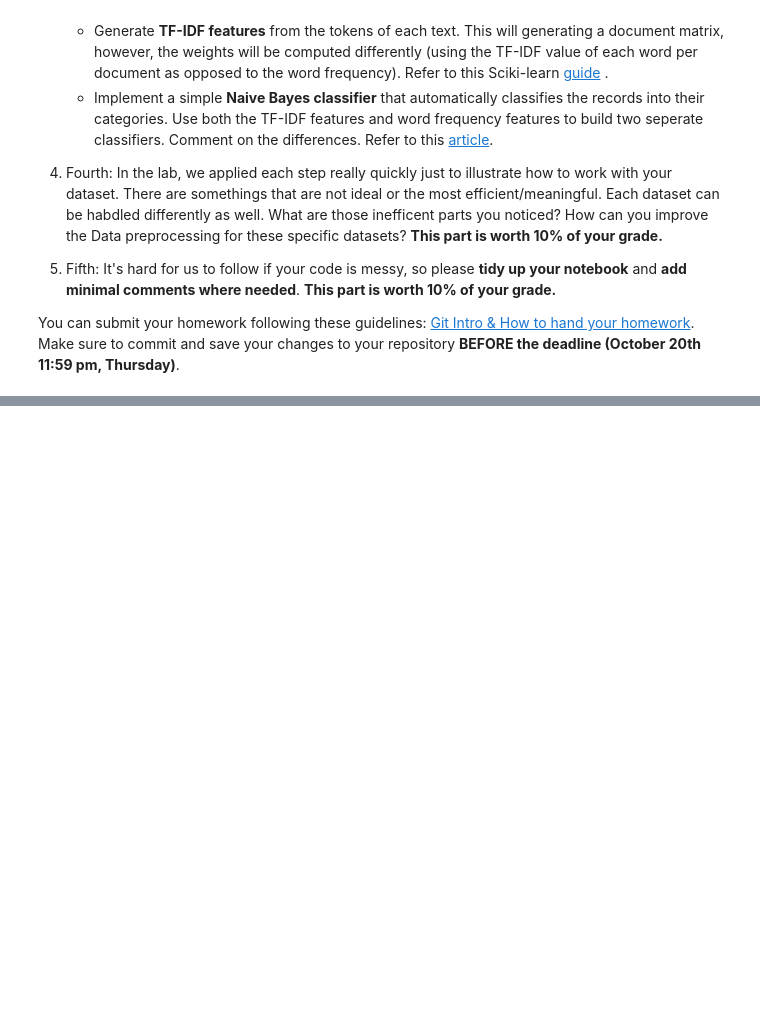
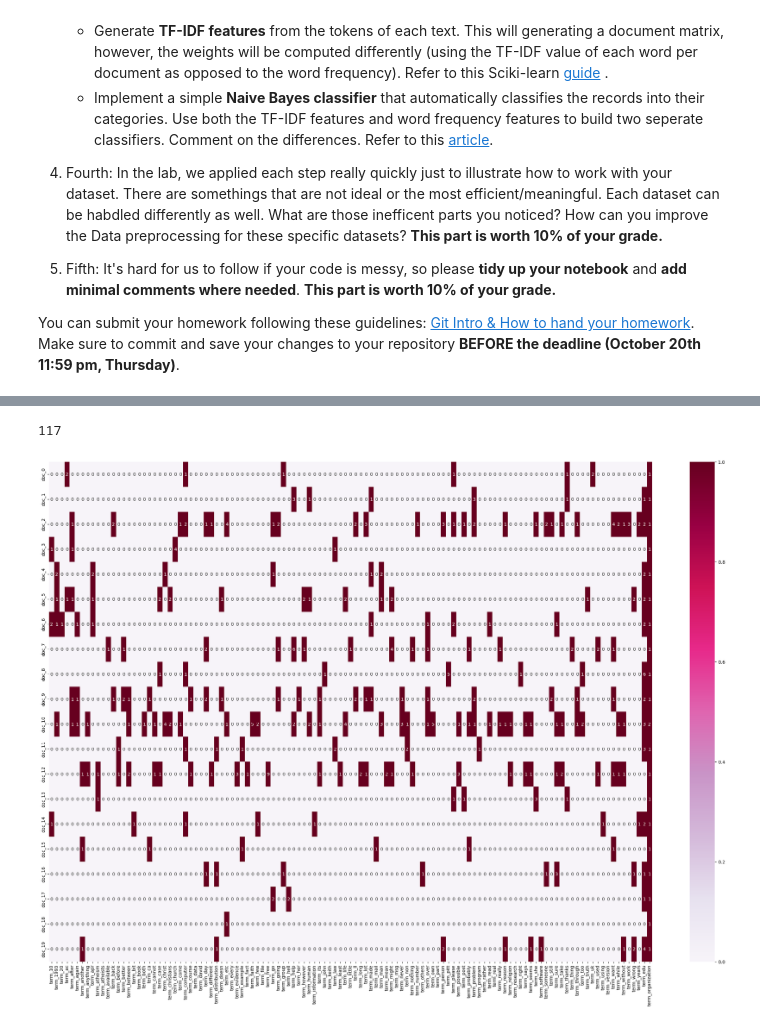
Before and after one commit to Nickstree/DM2022-Lab1-Homework, a Jupyter notebook: DM2022-Lab1-Homework.ipynb, the cells around one changed output, grey strips where cells are left out. Drawn from its saved outputs; the diff is of its cells as text; code cells hidden in the pictures; blank space fills up the shorter version.

```diff
--- a/DM2022-Lab1-Homework.ipynb
+++ b/DM2022-Lab1-Homework.ipynb
@@ -35,0 +316,23 @@ You can submit your homework following these guidelines: [Git Intro & How to han
+# %%
+print(len(count_vect.get_feature_names_out())) # total terms number
+print(len(X.index)) # total docs number
+print('-'*20)
+
+term_sum = np.asarray(X_counts.sum(axis=0))[0] # terms
+term_filter = (term_sum>300) & (term_sum <500)
+
+# By trial and error, I found that the term_sum between 250 and 500 are most meaningful.
+# Most of the higher frequent terms are just some conjunctions or other useless terms, except for "edu" and "organization"
+
+indexes = []
+for i in enumerate(term_filter):
+    if i[1] == True:
+        indexes.append(i[0])
+        print(i[0])
+indexes.append(12626) # edu
+indexes.append(23915) # organization
+print('-'*20)
+values = []
+for i in indexes:
+    values.append(count_vect.get_feature_names_out()[i])
+    print(count_vect.get_feature_names_out()[i])
@@ -35,0 +374,23 @@ You can submit your homework following these guidelines: [Git Intro & How to han
+# %%
+# plot setting
+plot_x = ["term_"+str(i) for i in values]
+plot_y = ["doc_"+str(i) for i in list(X.index)[0:20]]
+plot_z = []
+for i in range(20):
+    doc_freq = []
+    for j in indexes:
+        doc_freq.append(X_counts[i, j])
+    plot_z.append(doc_freq)
+
+len(plot_x)
+# %% [output]
+117
+# %%
+# draw the plot
+df_todraw = pd.DataFrame(plot_z, columns = plot_x, index = plot_y)
+plt.subplots(figsize=(30, 20))
+ax = sns.heatmap(df_todraw,
+                 cmap="PuRd",
+                 vmin=0, vmax=1, annot=True)
+# %% [output]
+[figure, added]
```
Also changed, not shown: parts of 142 cells of this notebook, 9 other files.
